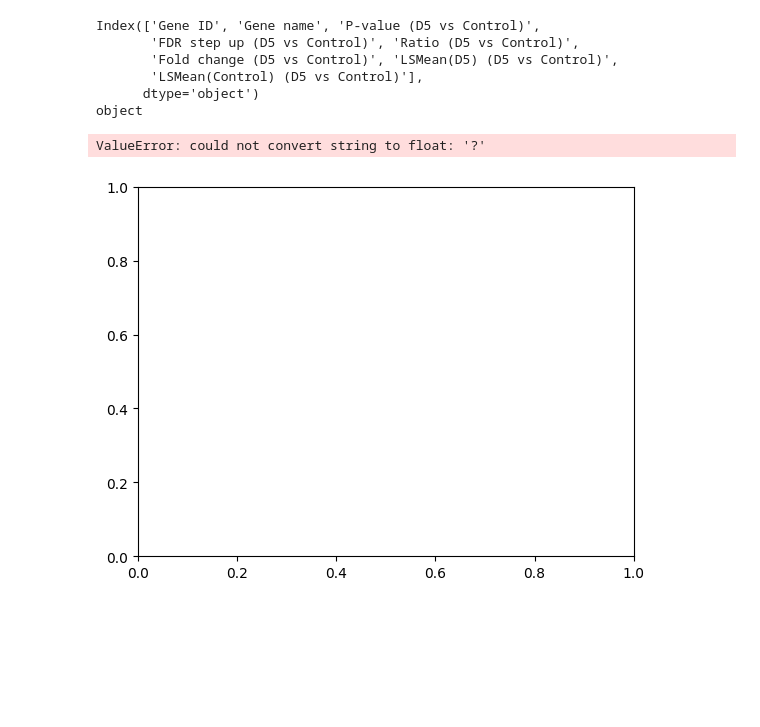
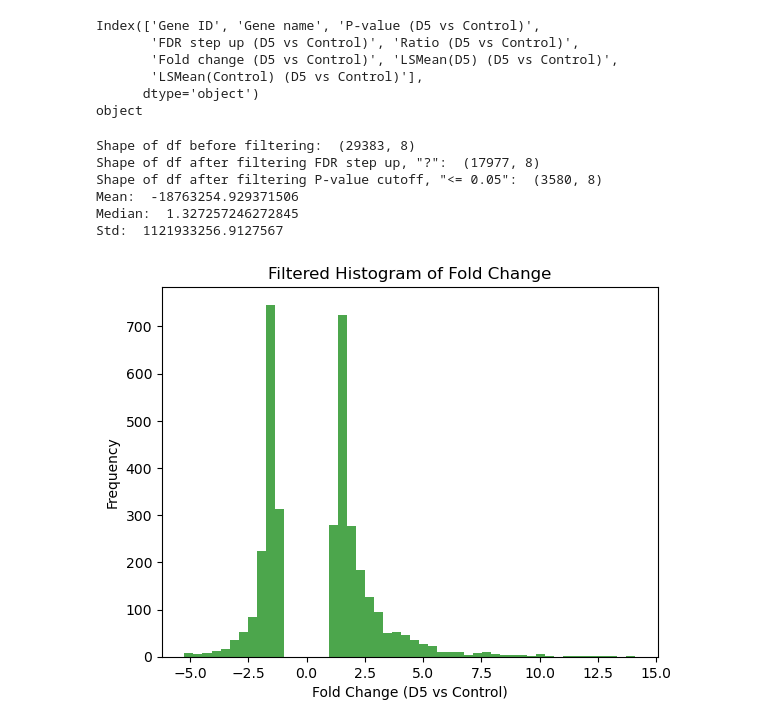
Before and after one commit to zbates1/Owens-Lab-RNASeq, a Jupyter notebook: Col1GFP_Sepsis/deg_analysis.ipynb, the cells around one changed output. Saved outputs shown, nothing was run; the diff lists cells and outputs as text; code cells hidden in the pictures; blank space fills up the shorter version.

```diff
--- a/Col1GFP_Sepsis/deg_analysis.ipynb
+++ b/Col1GFP_Sepsis/deg_analysis.ipynb
@@ -16,0 +7,9 @@ df.head()
+# %%
+dataset = "D5"
+filename = f"{dataset} v cntl.xlsx"
+p_col_name = f'P-value ({dataset} vs Control)'
+fdr_col_name = f'FDR step up ({dataset} vs Control)'
+fold_change_col_name = f'Fold change ({dataset} vs Control)'
+
+df = pd.read_excel(filename)
+df.head()
@@ -17,7 +23,7 @@ df.head()
 # %%
 print(df.columns)
-print(df['P-value (D5 vs Control)'].dtype)
-df['P-value (D5 vs Control)'] = pd.to_numeric(df['P-value (D5 vs Control)'], errors='coerce')
+print(df[p_col_name].dtype)
+df[p_col_name] = pd.to_numeric(df[p_col_name], errors='coerce')
 # %% [output]
 Index(['Gene ID', 'Gene name', 'P-value (D5 vs Control)',
        'FDR step up (D5 vs Control)', 'Ratio (D5 vs Control)',
@@ -25,10 +31,43 @@ Index(['Gene ID', 'Gene name', 'P-value (D5 vs Control)',
        'LSMean(Control) (D5 vs Control)'],
       dtype='object')
 object
-# %%
-plt.scatter(x=df['Fold change (D5 vs Control)'],
-            y=df['P-value (D5 vs Control)'].apply(lambda x:-np.log10(x)),
-            s=1)
-# %% [output]
-ValueError: could not convert string to float: '?'
-[figure, removed]
+# %%
+# Lets filter out the rows where the 'FDR step up (D5 vs Control)' == '?'
+print('Shape of df before filtering: ', df.shape)
+df = df[df[fdr_col_name] != '?']
+print('Shape of df after filtering FDR step up, "?": ', df.shape)
+
+# Now we must filter for 'FDR step up (D5 vs Control)' <= 0.05
+# df = df[df['FDR step up (D5 vs Control)'] <= 0.05]
+# print('Shape of df after filtering FDR step up cutoff, "<= 0.05": ', df.shape)
+
+# Now we must filter for 'P-value (D5 vs Control)' <= 0.05
+df = df[df[p_col_name] <= 0.05]
+print('Shape of df after filtering P-value cutoff, "<= 0.05": ', df.shape)
+
+# print out some statistics of the Fold Change
+print('Mean: ', df[fold_change_col_name].mean())
+print('Median: ', df[fold_change_col_name].median())
+print('Std: ', df[fold_change_col_name].std())
+# %% [output]
+Shape of df before filtering:  (29383, 8)
+Shape of df after filtering FDR step up, "?":  (17977, 8)
+Shape of df after filtering P-value cutoff, "<= 0.05":  (3580, 8)
+Mean:  -18763254.929371506
+Median:  1.327257246272845
+Std:  1121933256.9127567
+# %%
+# Removing extreme outliers for visualization and analysis
+q_low = df[fold_change_col_name].quantile(0.01)
+q_high = df[fold_change_col_name].quantile(0.99)
+
+df = df[(df[fold_change_col_name] > q_low) & (df[fold_change_col_name] < q_high)]
+
+# Replot histogram with filtered data
+plt.hist(df[fold_change_col_name], bins=50, color='green', alpha=0.7)
+plt.title('Filtered Histogram of Fold Change')
+plt.xlabel('Fold Change (D5 vs Control)')
+plt.ylabel('Frequency')
+plt.show()
+# %% [output]
+[figure, added]
```
Also changed, not shown: parts of 3 cells of this notebook, 5 other files.
